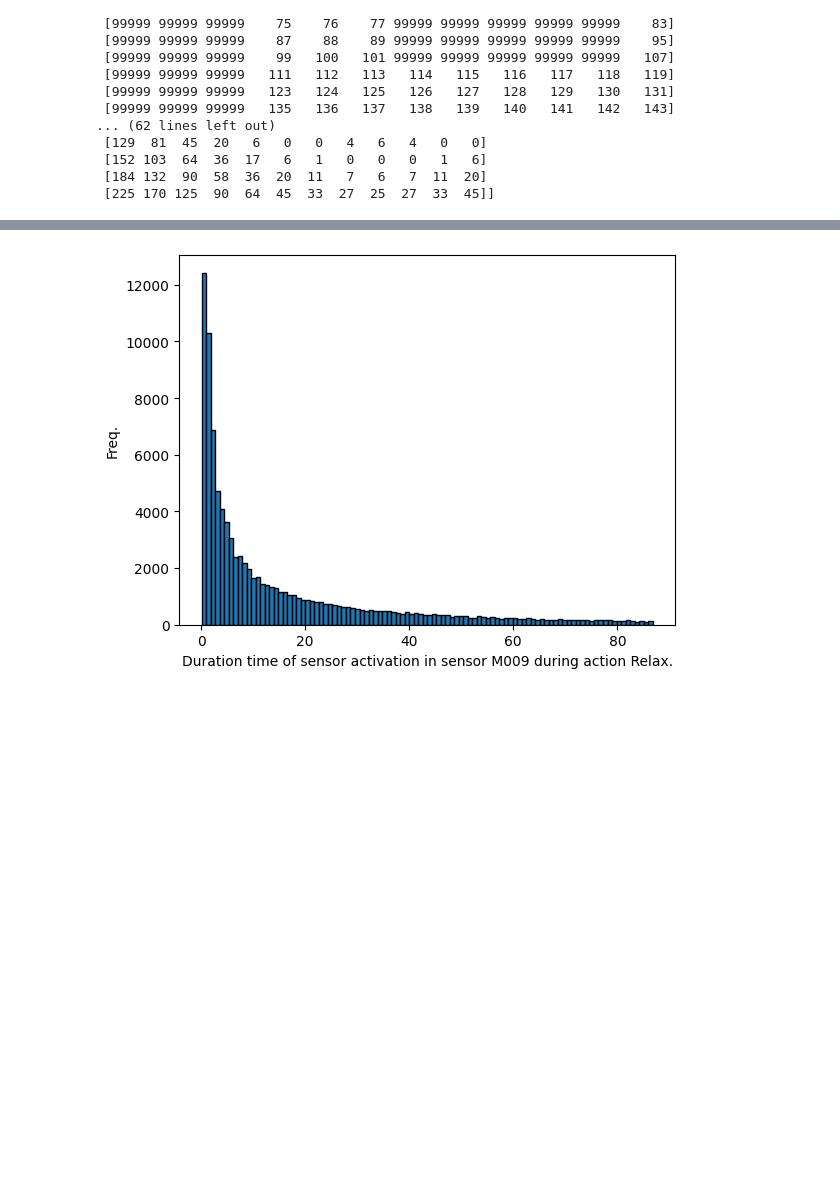
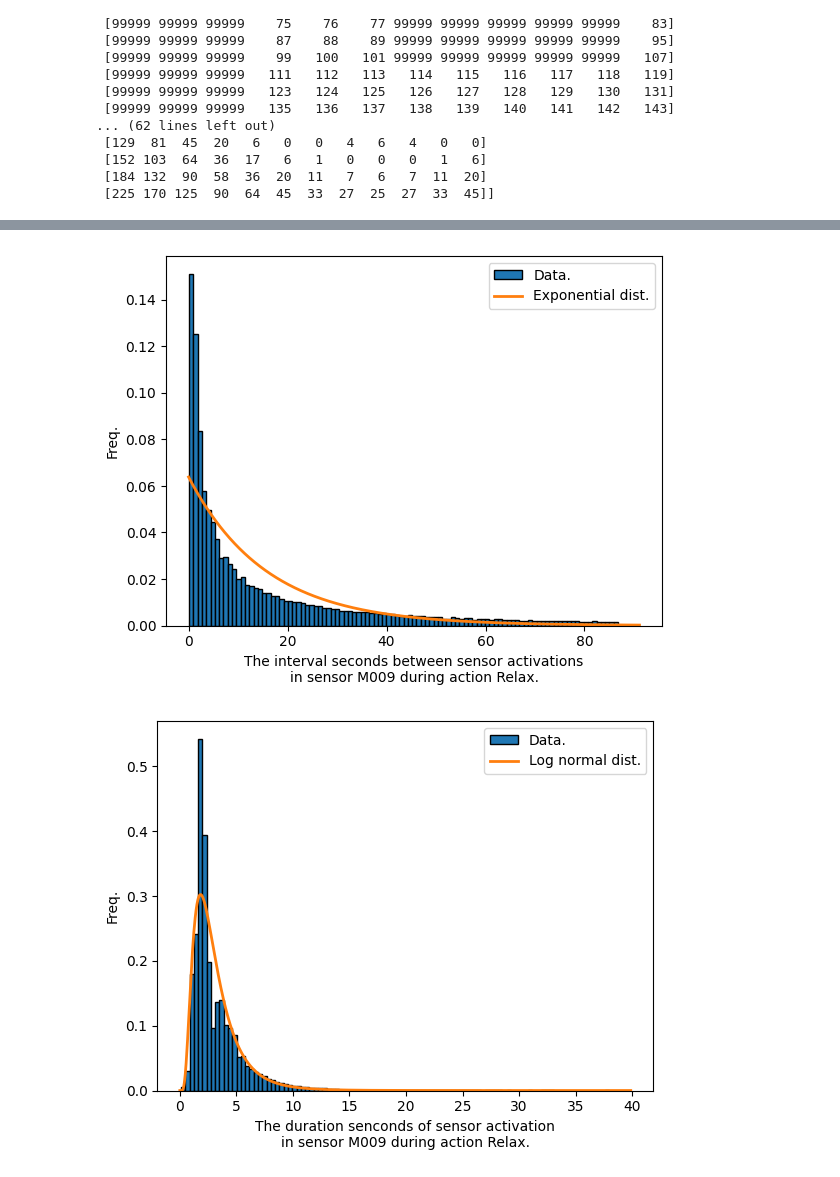
Before and after one commit to tanakai0/SensorDataSimulator, a Jupyter notebook: temp_test.ipynb, the cells around one changed output, grey strips where cells are left out. Drawn from its saved outputs; the diff is of its cells as text; code cells hidden in the pictures; blank space fills up the shorter version.

```diff
--- a/temp_test.ipynb
+++ b/temp_test.ipynb
@@ -413,25 +397,73 @@ max: 20.689554 [sec.]
 # %%
 import matplotlib.pyplot as plt
+import numpy as np
+from scipy.stats import norm, expon, lognorm
+
+def draw_histogram_with_exponential_dist(numbers, x_label, save_title):
+    plt.hist(numbers, bins=100, edgecolor='black', density=True, label = "Data.")
+    xmin, xmax = plt.xlim()
+    x = np.linspace(0, xmax, 1000)
+    mean = np.mean(np.array(numbers))
+    expon_data = expon.pdf(x, scale = mean)  # scale = 1/lambda
+    plt.plot(x, expon_data, 'tab:orange', linewidth=2, label = 'Exponential dist.')
+    plt.xlabel(x_label)
+    plt.ylabel('Freq.')
+    plt.legend()
+    plt.savefig(save_title, bbox_inches="tight")
+    plt.show()
+    plt.close()
+
+
+def draw_histogram_with_log_norm_dist(numbers, x_label, save_title):
+    plt.hist(numbers, bins=100, edgecolor='black', density=True, label = "Data.")
+    xmin, xmax = plt.xlim()
+    x = np.linspace(0, xmax, 1000)
+    log_numbers = np.log(np.array(numbers))
+
+    # Parameters for the lognormal distribution
+    mean = np.mean(log_numbers)  # Mean on the log scale
+    sigma = np.std(log_numbers)  # Standard deviation on the log scale
+
+    # mu, std = norm.fit(numbers)
+    log_norm_data = lognorm.pdf(x, s=sigma, scale=np.exp(mean))
+    plt.plot(x, log_norm_data, 'tab:orange', linewidth=2, label = 'Log normal dist.')
+    plt.xlabel(x_label)
+    plt.ylabel('Freq.')
+    plt.legend()
+    plt.savefig(save_title, bbox_inches="tight")
+    plt.show()
+    plt.close()
+
+
 
 def delete_outlier_value(data):
     Q1 = np.percentile(data, 25)
     Q3 = np.percentile(data, 75)
     IQR = Q3 - Q1
     lower_bound = Q1 - 1.5 * IQR
     upper_bound = Q3 + 1.5 * IQR
     return [x for x in data if lower_bound <= x <= upper_bound]
 
 activity = "Relax"
 sensor = "M009"
 status = "OFF to ON"
 key = (activity, sensor, status)
 numbers = duration_dict[key]
 numbers = delete_outlier_value(numbers)
-# numbers = sorted(numbers)[:-2]
+x_label = f"The interval seconds between sensor activations\nin sensor {sensor} during action {activity}."
+save_title = f"{activity}_{sensor}_{status}.png"
+draw_histogram_with_exponential_dist(numbers, x_label, save_title)
 
-plt.hist(numbers, bins=100, edgecolor='black')
-plt.xlabel(f"Duration time of sensor activation in sensor {sensor} during action {activity}.")
-plt.ylabel('Freq.')
-plt.show()
+
+activity = "Relax"
+sensor = "M009"
+status = "ON to OFF"
+key = (activity, sensor, status)
+numbers = duration_dict[key]
+numbers = sorted(numbers)[:-2]
+x_label = f"The duration senconds of sensor activation\nin sensor {sensor} during action {activity}."
+save_title = f"{activity}_{sensor}_{status}.png"
+draw_histogram_with_log_norm_dist(numbers, x_label, save_title)
 # %% [output]
-[figure, old version]
+[figure, new version]
+[figure, added]
```
Also changed, not shown: parts of 1 cell of this notebook, 1 other file.
